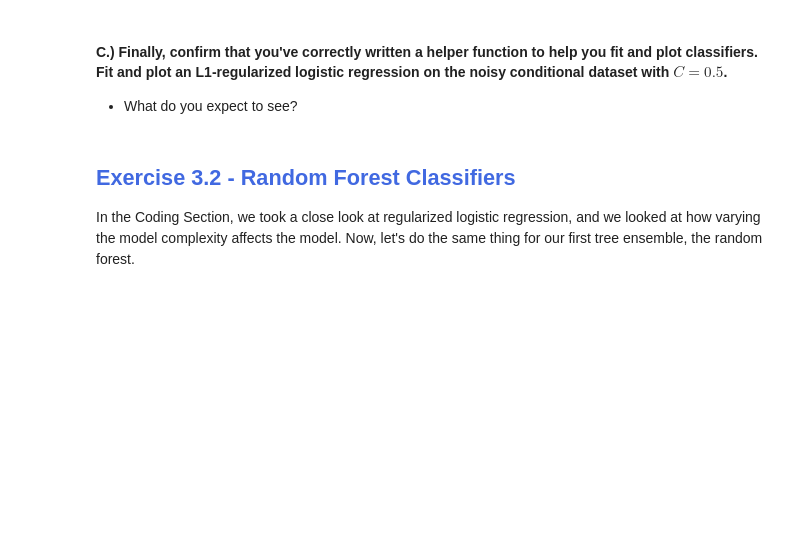
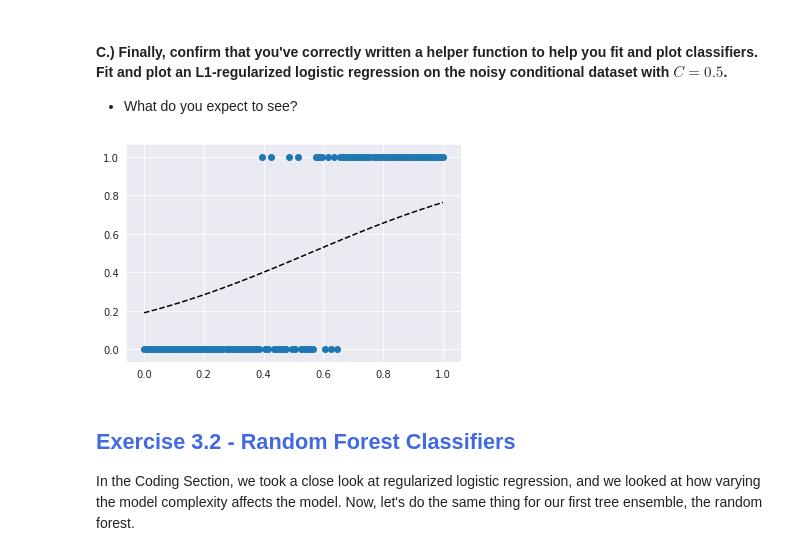
Before and after one commit to cedricsoares/elite_data_science, a Jupyter notebook: 3 - Workbook - Classification Algorithms.ipynb, the cells around one changed output. Drawn from its saved outputs; the diff is of its cells as text; code cells hidden in the pictures; blank space fills up the shorter version.

```diff
--- a/3 - Workbook - Classification Algorithms.ipynb
+++ b/3 - Workbook - Classification Algorithms.ipynb
@@ -271,6 +280,11 @@ Before moving on, it's imperative that you've been following along the online Co
 # %% [markdown]
 #### C.) Finally, confirm that you've correctly written a helper function to help you fit and plot classifiers. Fit and plot an L1-regularized logistic regression on the noisy conditional dataset with $C = 0.5$.
 * What do you expect to see?
+# %%
+fit_and_plot_classifier(LogisticRegression(C=0.5) )
+plt.show()
+# %% [output]
+[figure, added]
 # %% [markdown]
 ## <span style="color:RoyalBlue">Exercise 3.2 - Random Forest Classifiers</span>
 
```
Also changed, not shown: parts of 12 cells of this notebook.
